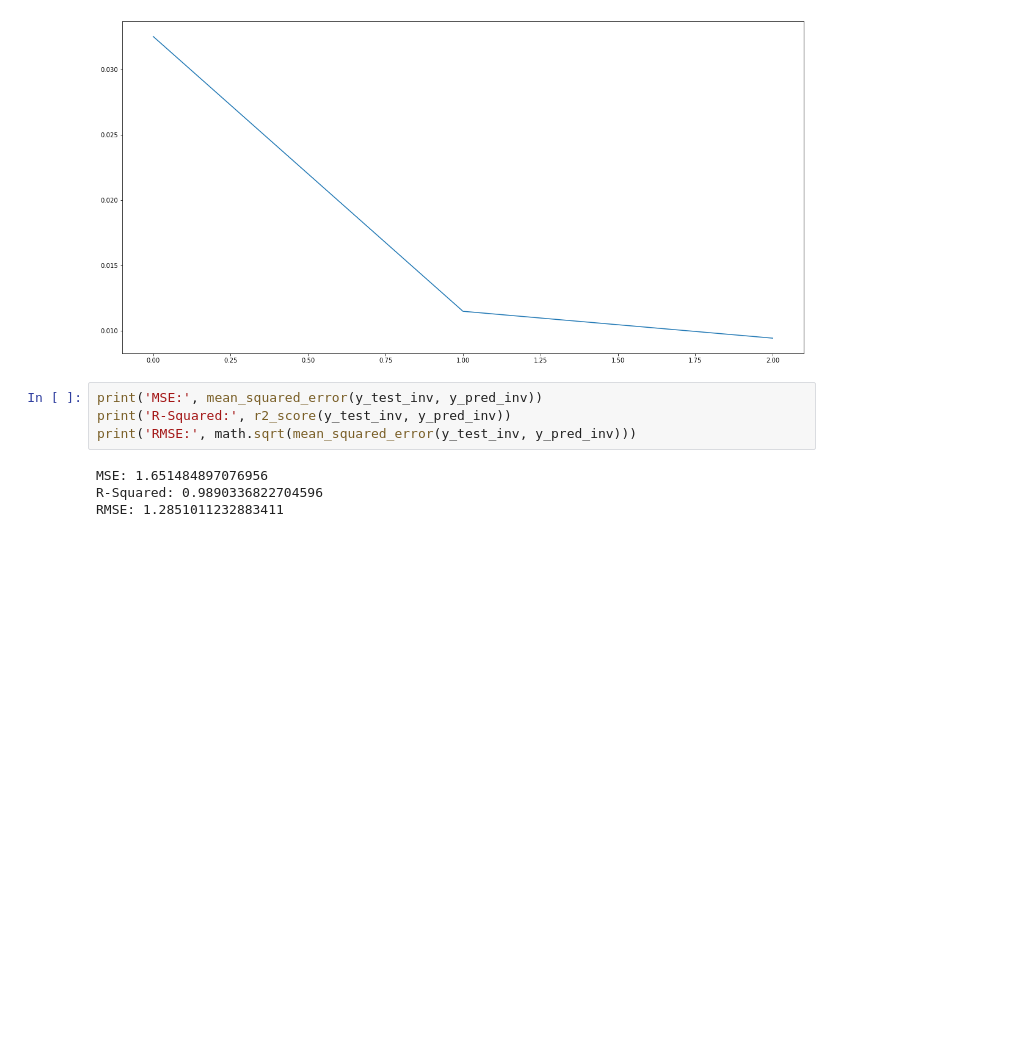
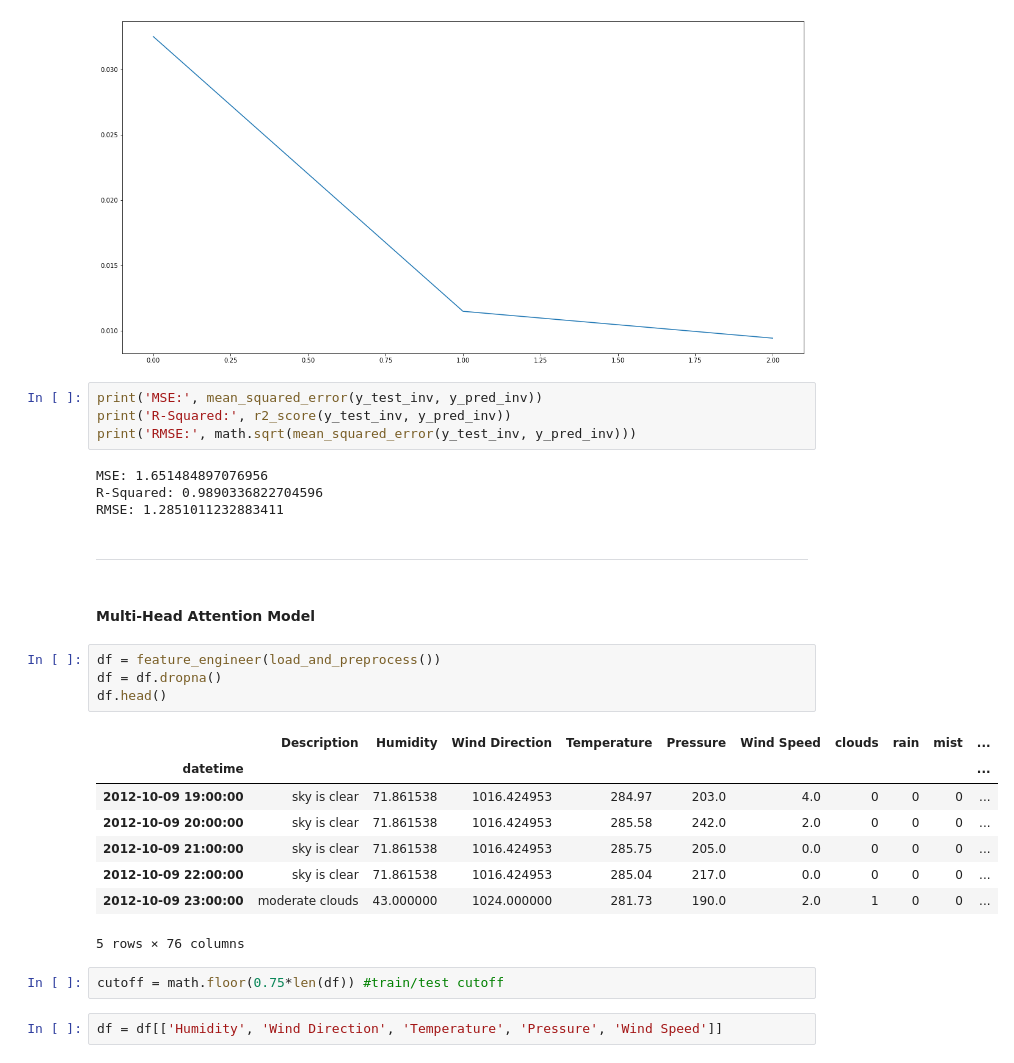
Before and after one commit to McGill-MMA-EnterpriseAnalytics/Cloud-Computations, a Jupyter notebook: RNN.ipynb, the cells around one changed output. Saved outputs shown, nothing was run; the diff lists cells and outputs as text; blank space fills up the shorter version.

```diff
--- a/RNN.ipynb
+++ b/RNN.ipynb
@@ -319,3 +321,24 @@ print('RMSE:', math.sqrt(mean_squared_error(y_test_inv, y_pred_inv)))
 MSE: 1.651484897076956
 R-Squared: 0.9890336822704596
 RMSE: 1.2851011232883411
+# %% [markdown]
+----
+# %% [markdown]
+#### Multi-Head Attention Model
+# %%
+df = feature_engineer(load_and_preprocess())
+df = df.dropna()
+df.head()
+# %% [output]
+|  | Description | Humidity | Wind Direction | Temperature | Pressure | Wind Speed | clouds | rain | mist | ... |
+| datetime |  |  |  |  |  |  |  |  |  | ... |
+| 2012-10-09 19:00:00 | sky is clear | 71.861538 | 1016.424953 | 284.97 | 203.0 | 4.0 | 0 | 0 | 0 | ... |
+| 2012-10-09 20:00:00 | sky is clear | 71.861538 | 1016.424953 | 285.58 | 242.0 | 2.0 | 0 | 0 | 0 | ... |
+| 2012-10-09 21:00:00 | sky is clear | 71.861538 | 1016.424953 | 285.75 | 205.0 | 0.0 | 0 | 0 | 0 | ... |
+| 2012-10-09 22:00:00 | sky is clear | 71.861538 | 1016.424953 | 285.04 | 217.0 | 0.0 | 0 | 0 | 0 | ... |
+| 2012-10-09 23:00:00 | moderate clouds | 43.000000 | 1024.000000 | 281.73 | 190.0 | 2.0 | 1 | 0 | 0 | ... |
+5 rows × 76 columns
+# %%
+cutoff = math.floor(0.75*len(df)) #train/test cutoff
+# %%
+df = df[['Humidity', 'Wind Direction', 'Temperature', 'Pressure', 'Wind Speed']]
```
Also changed, not shown: parts of 11 cells of this notebook.
